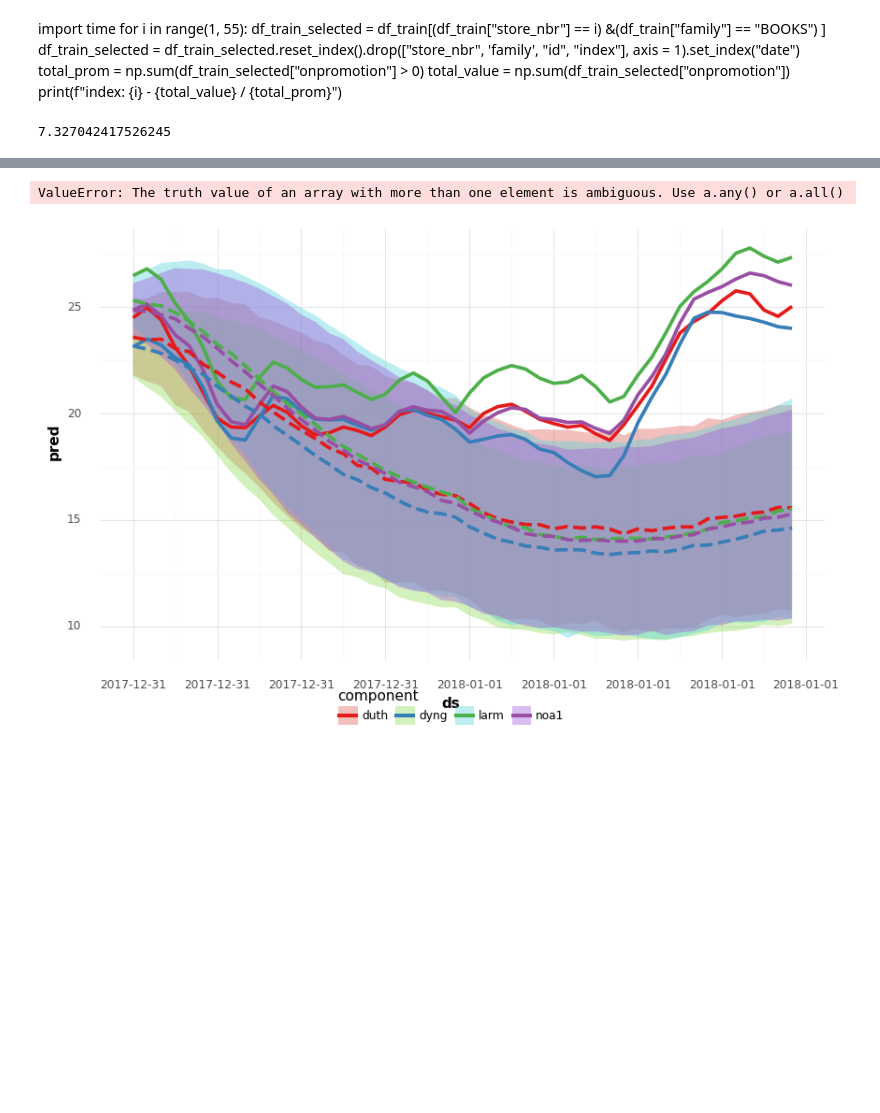
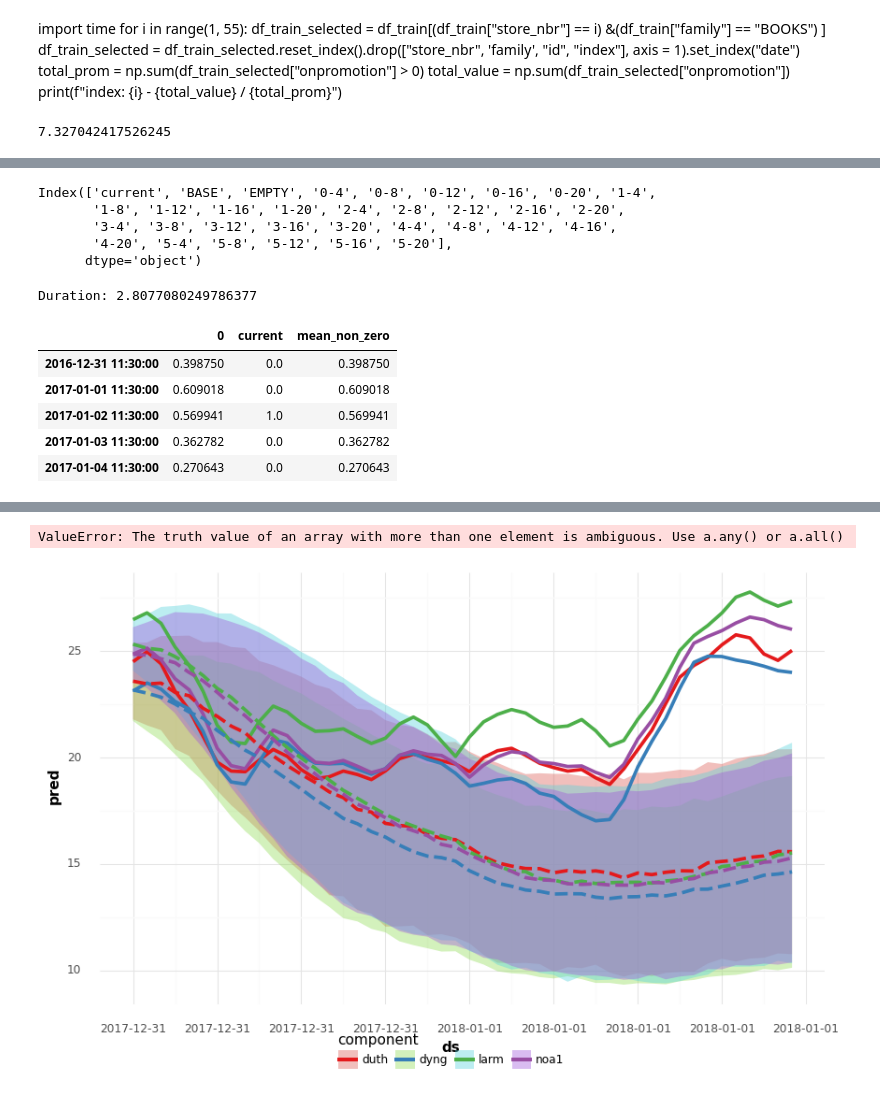
Before and after one commit to carloscanodomingo/NeuralProphetEQ, a Jupyter notebook: notebooks/testing_FCeVDarts.ipynb, the cells around one changed output, grey strips where cells are left out. Cells and saved outputs as stored; diff of their text form; code cells hidden in the pictures; blank space fills up the shorter version.

```diff
--- a/notebooks/testing_FCeVDarts.ipynb
+++ b/notebooks/testing_FCeVDarts.ipynb
@@ -816,0 +789,4 @@ mean_of_cov = pd.concat(list_values, columns = list_values)
+# %%
+CF_events = pd.DataFrame(values_synth, index = index_synth, columns = ["CF"])
+#CF_events = CF_events.loc[["0", "0-16", "1-16", "2-16", "3-16", "4-16", "5-16"]]
+list_columns = [True if value in CF_events.index else False for value in df.columns.levels[0]]
@@ -816,0 +822,70 @@ mean_of_cov = pd.concat(list_values, columns = list_values)
+# %%
+df_pred = df.drop(remove_columns, axis = 1, level = 0)
+df_pred.columns.levels[0]
+# %% [output]
+Index(['current', 'BASE', 'EMPTY', '0-4', '0-8', '0-12', '0-16', '0-20', '1-4',
+       '1-8', '1-12', '1-16', '1-20', '2-4', '2-8', '2-12', '2-16', '2-20',
+       '3-4', '3-8', '3-12', '3-16', '3-20', '4-4', '4-8', '4-12', '4-16',
+       '4-20', '5-4', '5-8', '5-12', '5-16', '5-20'],
+      dtype='object')
+# %%
+import time
+remove_columns = df.columns.levels[0][np.logical_not(list_columns)]
+df_current_base = df["current"].sort_index()
+df_pred = df.drop(remove_columns, axis = 1, level = 0)
+df_current_base = df_current_base.loc[df_pred.index].values
+#df_current_base = np.tile(df_current_base, len(df_pred.columns.levels[1]) - 1)
+num_components = len(df_pred.columns.levels[2])
+expected = FCeV_results_data["df_events"].loc[df_pred.index]
+df_results = pd.DataFrame()
+list_result = list()
+start = time.time()
+for index in range(len(df_pred) // input_length):
+    index_selected = np.arange(index * input_length, (index + 1) * input_length )
+    df_test = df_pred.iloc[index_selected]
+
+    start_index = df_test.index.mean().round(freq='s')
+    dict_values = {}
+
+    for idx_CF, group_CF in df_test.groupby(level=0, axis = 1):
+        #print(idx_CF)
+        #group_CF = group_CF.mean(axis = 1,level=2)
+        df_current = df_current_base[index_selected,:]
+        df_current = np.tile(df_current, group_CF.shape[1] // num_components)
+        #dict_values[idx_CF] = np.mean(np.power(np.mean(np.power(np.subtract(new_pred,df_current),2),0),1/2))
+        dict_values[idx_CF] = np.mean(np.divide(np.power(np.mean(np.power(np.subtract(group_CF,df_current),2),0),1/2), np.mean(df_current,0)))
+        #dict_values[idx_CF] = np.mean(np.power(np.mean(np.power(np.subtract(group_CF,df_current),2),0),1/2))
+        # RMSE 2
+        #dict_values[idx_CF] = np.mean(np.power(np.mean(np.power(np.subtract(group_CF,df_current),2),0),1/2))
+        #dict_values[idx_CF] = np.mean(np.power(np.mean(np.power(np.subtract(group_CF,df_current),2),0),1/2))
+        #current_group = group_CF.droplevel(0, 1)
+        #dict_values[idx_CF] = FCeV.get_metrics_from_fc(df_current, group_CF, METRICS.CoV)
+    result = pd.DataFrame(dict_values,  index = [group_CF.index.mean()])
+
+    #result["pred"] = result["diff"] > 20
+    result["current"] = np.max(expected.iloc[index_selected])[0]
+    list_result.append(result)
+print(f"Duration: {time.time()-start}")
+# %% [output]
+Duration: 2.8077080249786377
+# %%
+df_result = pd.concat(list_result)
+# %%
+df_result.columns = df_result.columns.str.split("-", expand=True)
+df_result = df_result.min(level=0, axis = 1)
+# %%
+#mean_non_zero = df_result.drop(["EMPTY", "current", "0","1","2"], axis = 1).mean(1) # np.min(result.values[0][1:])
+mean_non_zero = df_result.drop(["current"], axis = 1).mean(1) # np.min(result.values[0][1:])
+#diff =  df_result["EMPTY"].values - mean_non_zero.values
+#result["pred"] = CF_events.loc[result.columns[np.argmin(result)]][0]
+df_result["mean_non_zero"] = mean_non_zero
+#df_result["Ratio Empty"] = diff / mean_non_zero
+# %%
+df_result.head()
+# %% [output]
+|  | 0 | current | mean_non_zero |
+| 2016-12-31 11:30:00 | 0.398750 | 0.0 | 0.398750 |
+| 2017-01-01 11:30:00 | 0.609018 | 0.0 | 0.609018 |
+| 2017-01-02 11:30:00 | 0.569941 | 1.0 | 0.569941 |
+| 2017-01-03 11:30:00 | 0.362782 | 0.0 | 0.362782 |
+| 2017-01-04 11:30:00 | 0.270643 | 0.0 | 0.270643 |
```
Also changed, not shown: parts of 33 cells of this notebook, 1 other file.
